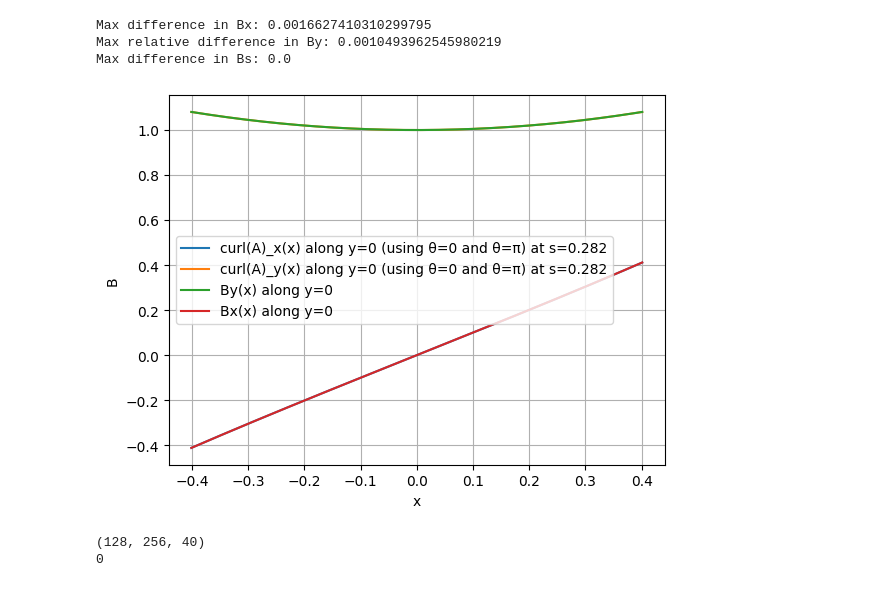
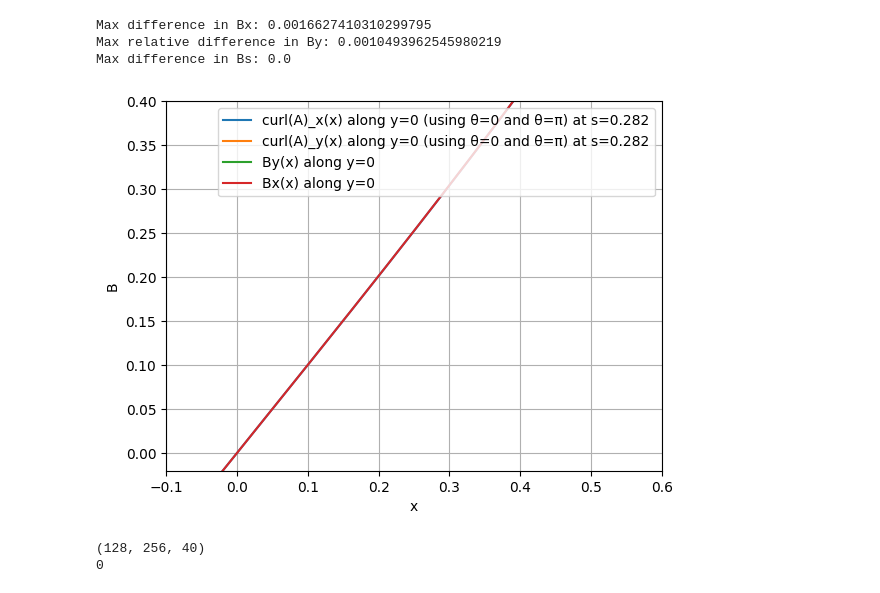
Before and after one commit to marcoliniF/bpmeth, a Jupyter notebook: preliminaryTrials/2.3abphiBABab_roundmeshgrid.ipynb, the cells around one changed output. Saved outputs shown, nothing was run; the diff lists cells and outputs as text; code cells hidden in the pictures.

```diff
--- a/preliminaryTrials/2.3abphiBABab_roundmeshgrid.ipynb
+++ b/preliminaryTrials/2.3abphiBABab_roundmeshgrid.ipynb
@@ -275,36 +275,36 @@ x_neg = xarr[:,itheta_neg, :]
 curlx_neg = curl_x[:, itheta_neg, :]
 
 # Combine and sort
 x_all = np.concatenate([x_neg, x_pos])
 curlx_ofx = np.concatenate([curlx_neg, curlx_pos])
 
 order = np.argsort(x_all[:,0])
 x_all = x_all[order]
 curlx_ofx = curlx_ofx[order]
 
 plt.plot(x_all[:,islice], curlx_ofx[:,islice], label="curl(A)_x(x) along y=0 (using θ=0 and θ=π) at s="+str(f"{ss[islice]:.3f}"))
 plt.xlabel("x")
 plt.ylabel("B")
 
 plt.grid(True)
 #plot curly as a function of x for y=0
 
 curly_pos = curl_y[:, itheta_pos, :]
 curly_neg = curl_y[:, itheta_neg, :]
 
 # Combine and sort
 curly_ofx = np.concatenate([curly_neg, curly_pos])
 curly_ofx = curly_ofx[order]
 
 plt.plot(x_all[:,islice], curly_ofx[:,islice], label="curl(A)_y(x) along y=0 (using θ=0 and θ=π) at s="+str(f"{ss[islice]:.3f}"))
 plt.plot(x_all[:,islice], By_ofx[:,islice], label='By(x) along y=0')
 plt.plot(x_all[:,islice], Bx_ofx[:,islice], label='Bx(x) along y=0')
 plt.legend()
-# plt.xlim((-.01,.6))
-# plt.ylim((0.99,1.1))
+plt.xlim((-.1,.6))
+plt.ylim((-0.02,0.4))
 plt.show()
 # %% [output]
-[figure, old version]
+[figure, new version]
 # %%
 npoints=len(xarr)
 print(xarr.shape)
```
Also changed, not shown: parts of 4 cells of this notebook.
